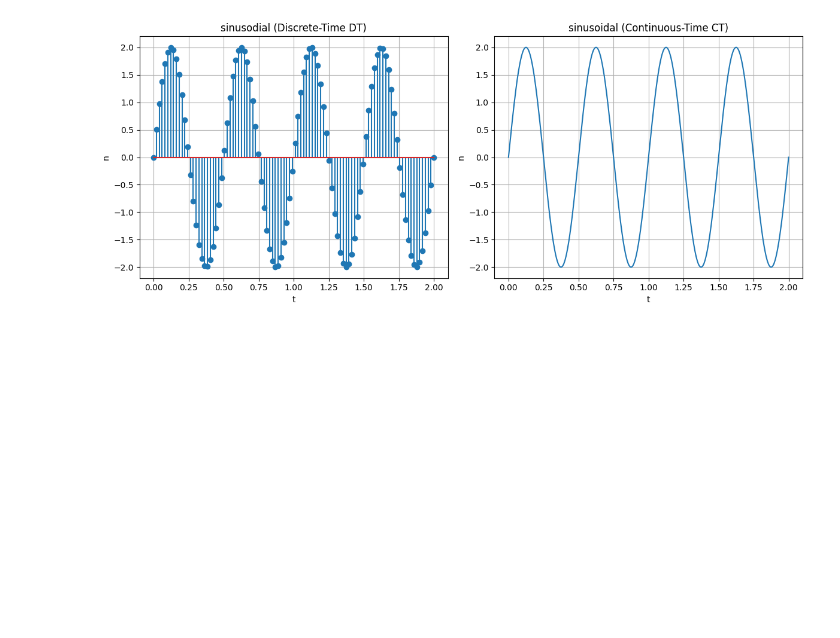
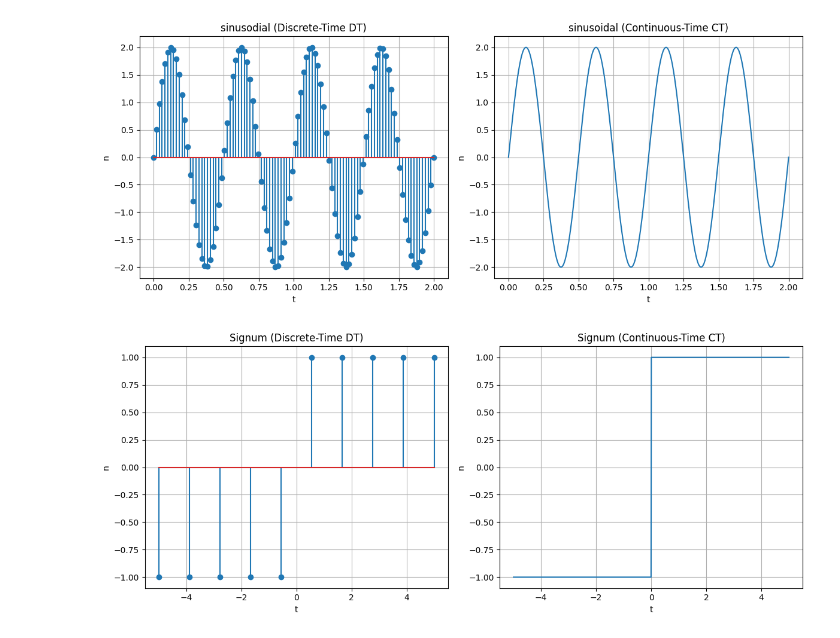
Before and after one commit to ananyachikkur-cs/signal-and-system-lab, a Jupyter notebook: content/05-scipy/scipy-basics.ipynb, the cells around one changed output. Cells and saved outputs as stored; diff of their text form; code cells hidden in the pictures; blank space fills up the shorter version.

```diff
--- a/content/05-scipy/scipy-basics.ipynb
+++ b/content/05-scipy/scipy-basics.ipynb
@@ -174,3 +174,37 @@ plt.tight_layout()
 plt.show()
 # %% [output]
 [figure]
+# %%
+import numpy as np
+import matplotlib.pyplot as plt
+
+# Define continuous and discrete time vectors
+t = np.linspace(-5, 5, 1000)
+t1 = np.linspace(-5, 5, 10)
+
+# Calculate signum function values
+x = np.sign(t)
+x1 = np.sign(t1)
+
+plt.figure(figsize=(12, 5))
+
+# Discrete-Time (DT) signum signal
+plt.subplot(1, 2, 1)
+plt.stem(t1, x1)
+plt.title('Signum (Discrete-Time DT)')
+plt.xlabel('t')
+plt.ylabel('n')
+plt.grid(True)
+
+# Continuous-Time (CT) signum signal
+plt.subplot(1, 2, 2)
+plt.plot(t, x)
+plt.title('Signum (Continuous-Time CT)')
+plt.xlabel('t')
+plt.ylabel('n')
+plt.grid(True)
+
+plt.tight_layout()
+plt.show()
+# %% [output]
+[figure, added]
```
